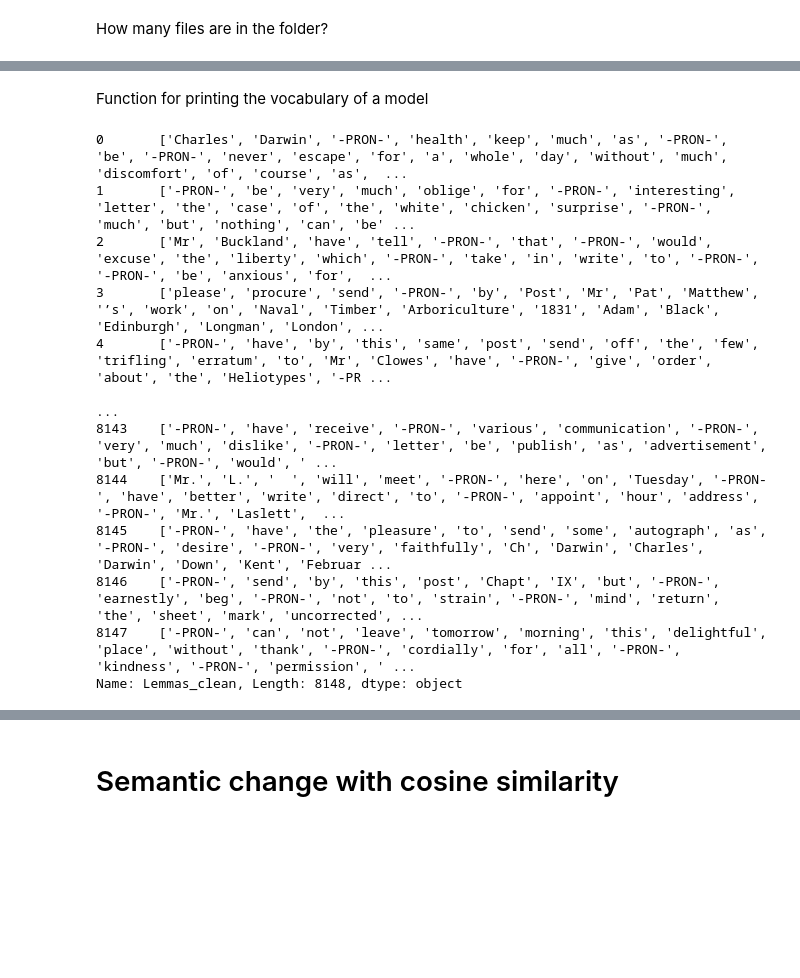
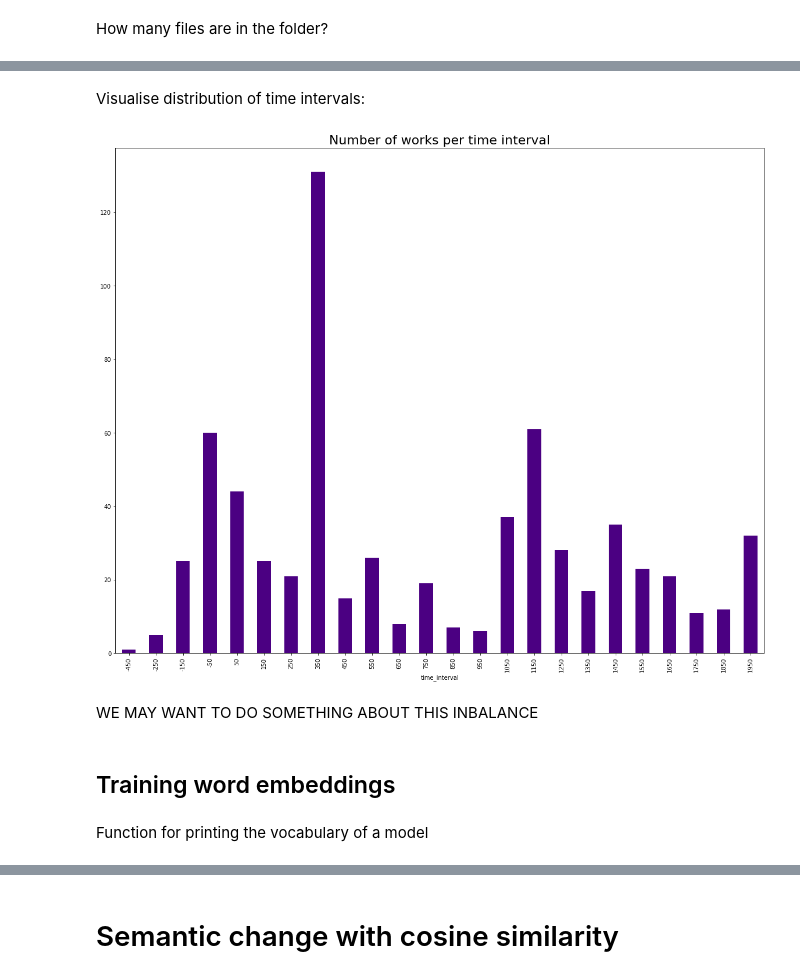
Before and after one commit to BarbaraMcG/latinise, a Jupyter notebook: Semantic_change.ipynb, the cells around one changed output, grey strips where cells are left out. Drawn from its saved outputs; the diff is of its cells as text; code cells hidden in the pictures; blank space fills up the shorter version.

```diff
--- a/Semantic_change.ipynb
+++ b/Semantic_change.ipynb
@@ -519,0 +170,2 @@ df1
+# %%
+size_interval = 100
@@ -519,0 +174,3 @@ df1
+# %%
+n_intervals = round((last_date-first_date)/size_interval)
+n_intervals
@@ -519,0 +183,11 @@ df1
+# %%
+intervals = [None]*(n_intervals+1)
+for t in range(n_intervals+1):
+    #print(t)
+    if t == 0:
+        intervals[t] = first_date
+    else:
+        intervals[t] = intervals[t-1]+size_interval
+    #print(intervals[t])
+
+print(intervals)
@@ -519,0 +198,9 @@ df1
+# %%
+metadata_df['time_interval'] = ""
+for t in range(len(intervals)-1):
+    print(t)
+    print(range(intervals[t],intervals[t+1]))
+    metadata_df_t = metadata_df.loc[metadata_df['date'].isin(range(intervals[t],intervals[t+1]))]
+    print(metadata_df_t.date)
+    metadata_df.loc[metadata_df['date'].isin(range(intervals[t],intervals[t+1])),'time_interval'] = intervals[t]
+metadata_df
@@ -520,3 +238,19 @@ df1
+# %% [markdown]
+Visualise distribution of time intervals:
+# %%
+metadata_df0 = metadata_df.groupby(['time_interval']).count()
+metadata_df0 = metadata_df0['id']
+metadata_df0
+ax = metadata_df0.plot(kind='bar', figsize=(20,16), color="indigo", fontsize=10);
+#ax.set_alpha(0.5)
+ax.set_title("Number of works per time interval", fontsize=22)
+plt.show()
+# %% [output]
+[figure, added]
+# %% [markdown]
+WE MAY WANT TO DO SOMETHING ABOUT THIS INBALANCE
+# %% [markdown]
+## Training word embeddings
 # %% [markdown]
 Function for printing the vocabulary of a model
 # %%
@@ -530,19 +264,3 @@ def print_vocab(model, top_n = None):
   else:
     for index, word in enumerate(model.wv.index_to_key):
       print(f"word #{index}/{len(model.wv.index_to_key)} is {word}")
-# %%
-pd.set_option('display.max_colwidth', -1)
-(df1['Lemmas_clean'])
-# %% [output]
-0       ['Charles', 'Darwin', '-PRON-', 'health', 'keep', 'much', 'as', '-PRON-', 'be', '-PRON-', 'never', 'escape', 'for', 'a', 'whole', 'day', 'without', 'much', 'discomfort', 'of', 'course', 'as',  ...
-1       ['-PRON-', 'be', 'very', 'much', 'oblige', 'for', '-PRON-', 'interesting', 'letter', 'the', 'case', 'of', 'the', 'white', 'chicken', 'surprise', '-PRON-', 'much', 'but', 'nothing', 'can', 'be' ...
-2       ['Mr', 'Buckland', 'have', 'tell', '-PRON-', 'that', '-PRON-', 'would', 'excuse', 'the', 'liberty', 'which', '-PRON-', 'take', 'in', 'write', 'to', '-PRON-', '-PRON-', 'be', 'anxious', 'for',  ...
-3       ['please', 'procure', 'send', '-PRON-', 'by', 'Post', 'Mr', 'Pat', 'Matthew', '’s', 'work', 'on', 'Naval', 'Timber', 'Arboriculture', '1831', 'Adam', 'Black', 'Edinburgh', 'Longman', 'London', ...
-4       ['-PRON-', 'have', 'by', 'this', 'same', 'post', 'send', 'off', 'the', 'few', 'trifling', 'erratum', 'to', 'Mr', 'Clowes', 'have', '-PRON-', 'give', 'order', 'about', 'the', 'Heliotypes', '-PR ...
-                                                                                                                                                                                  ...
-8143    ['-PRON-', 'have', 'receive', '-PRON-', 'various', 'communication', '-PRON-', 'very', 'much', 'dislike', '-PRON-', 'letter', 'be', 'publish', 'as', 'advertisement', 'but', '-PRON-', 'would', ' ...
-8144    ['Mr.', 'L.', '  ', 'will', 'meet', '-PRON-', 'here', 'on', 'Tuesday', '-PRON-', 'have', 'better', 'write', 'direct', 'to', '-PRON-', 'appoint', 'hour', 'address', '-PRON-', 'Mr.', 'Laslett',  ...
-8145    ['-PRON-', 'have', 'the', 'pleasure', 'to', 'send', 'some', 'autograph', 'as', '-PRON-', 'desire', '-PRON-', 'very', 'faithfully', 'Ch', 'Darwin', 'Charles', 'Darwin', 'Down', 'Kent', 'Februar ...
-8146    ['-PRON-', 'send', 'by', 'this', 'post', 'Chapt', 'IX', 'but', '-PRON-', 'earnestly', 'beg', '-PRON-', 'not', 'to', 'strain', '-PRON-', 'mind', 'return', 'the', 'sheet', 'mark', 'uncorrected', ...
-8147    ['-PRON-', 'can', 'not', 'leave', 'tomorrow', 'morning', 'this', 'delightful', 'place', 'without', 'thank', '-PRON-', 'cordially', 'for', 'all', '-PRON-', 'kindness', '-PRON-', 'permission', ' ...
-Name: Lemmas_clean, Length: 8148, dtype: object
```
Also changed, not shown: parts of 133 cells of this notebook, 2 other files.
